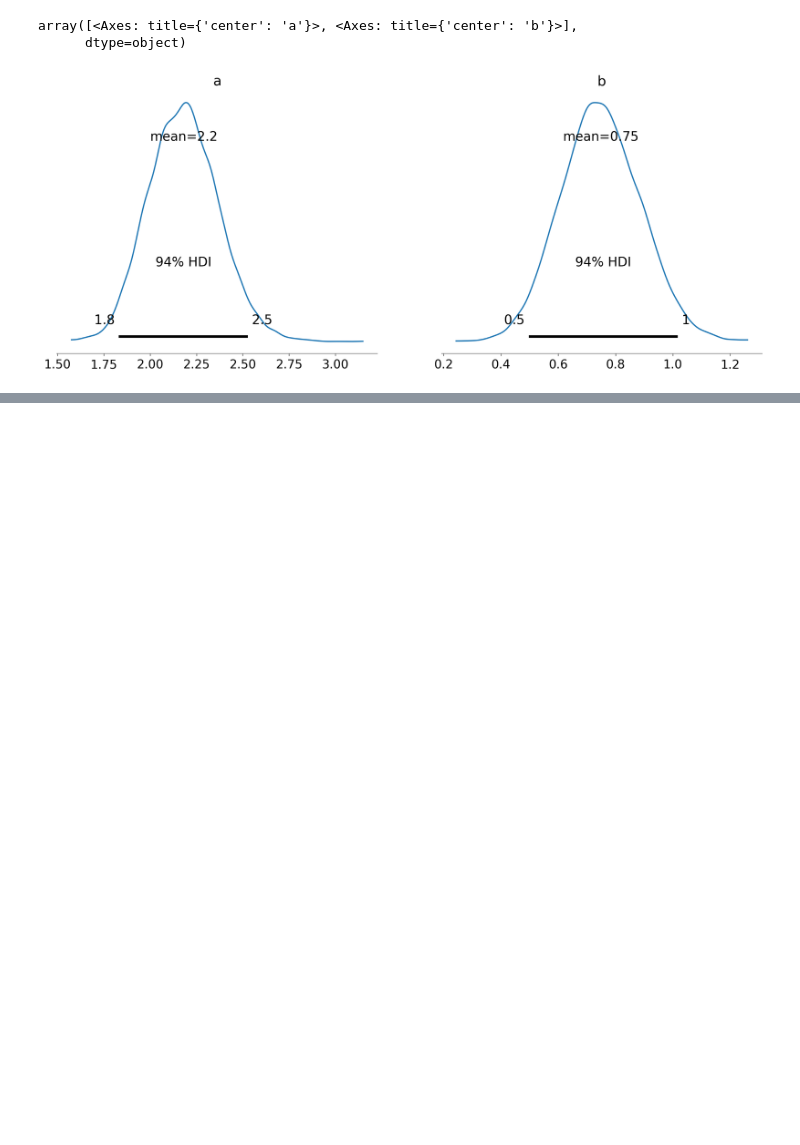
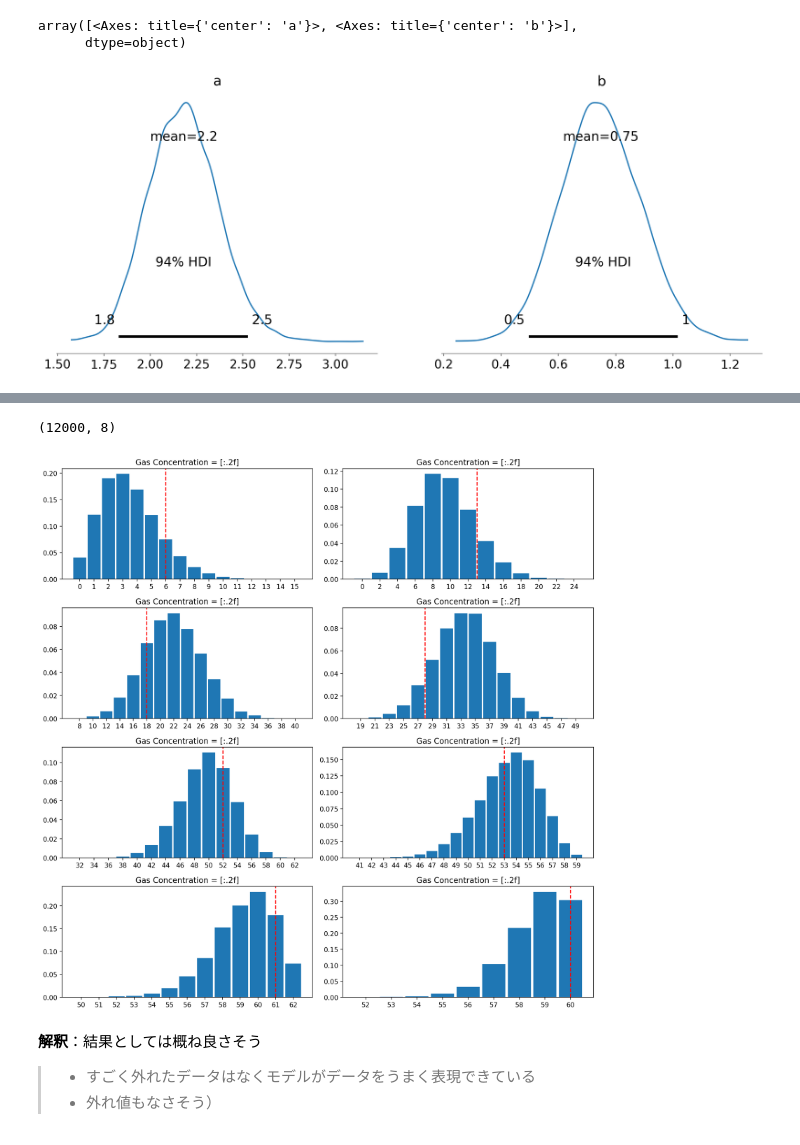
Before and after one commit to kazutax/AB_test, a Jupyter notebook: notebook/007_02_ロジスティック回帰.ipynb, the cells around one changed output, grey strips where cells are left out. Drawn from its saved outputs; the diff is of its cells as text; code cells hidden in the pictures; blank space fills up the shorter version.

```diff
--- a/notebook/007_02_ロジスティック回帰.ipynb
+++ b/notebook/007_02_ロジスティック回帰.ipynb
@@ -106,0 +123,8 @@ Array([0.797706  , 0.8702222 , 0.9163849 , 0.94551486, 0.96385086,
+# %%
+%%time
+# 事後予測チェックは mcmc_samples を引数に入れて predictive を生成する
+
+predictive = numpyro.infer.Predictive(model, mcmc_samples)
+ppc_samples = predictive(jax.random.PRNGKey(42), gas_scaled = gas_scaled, beetles = beetles, num_data = len(gas_scaled))
+
+idata_ppc = az.from_numpyro(mcmc, posterior_predictive = ppc_samples)
@@ -106,0 +134,22 @@ Array([0.797706  , 0.8702222 , 0.9163849 , 0.94551486, 0.96385086,
+# %%
+ppc_samples['obs'].shape
+# %% [output]
+(12000, 8)
+# %%
+fig = plt.figure(figsize = (12, 12))
+
+for k in range(8):
+
+    ax = fig.add_subplot(4, 2, k+1)
+
+    az.plot_dist(ppc_samples['obs'][:, k]) # ppc_samples の　obs なので mcmc で作ったサンプル(実際の観測データ8個に対して)
+    ax.axvline(deaths[k], color = 'r', linestyle = 'dashed') # deaths　は実際の観測データ（8個）
+    ax.set_title("Gas Concentration = [:.2f]".format(gas[k]))
+
+plt.tight_layout()
+# %% [output]
+[figure, added]
+# %% [markdown]
+**解釈**：結果としては概ね良さそう
+> + すごく外れたデータはなくモデルがデータをうまく表現できている<br>
+> + 外れ値もなさそう）
```
Also changed, not shown: parts of 11 cells of this notebook, 1 other file.
